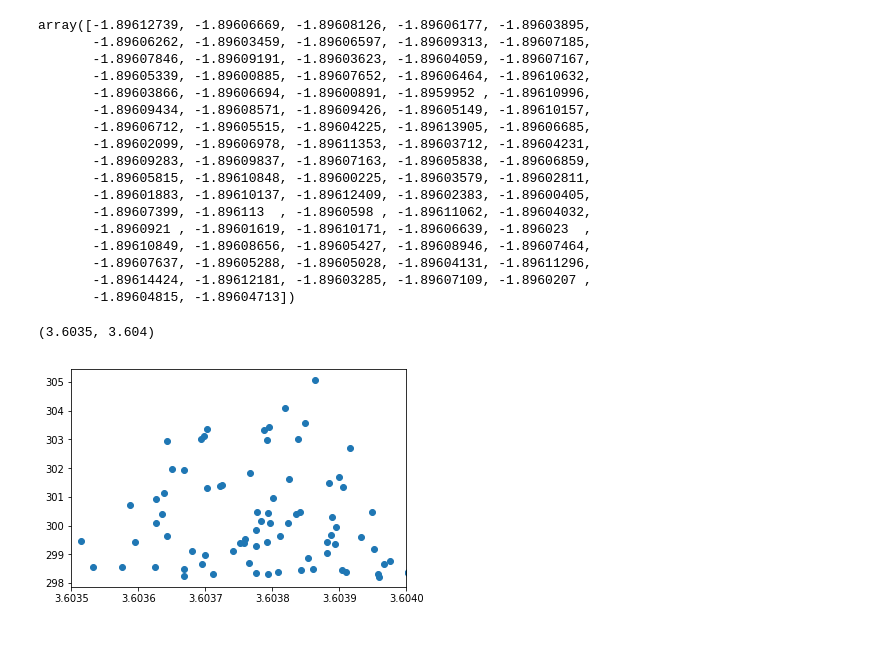
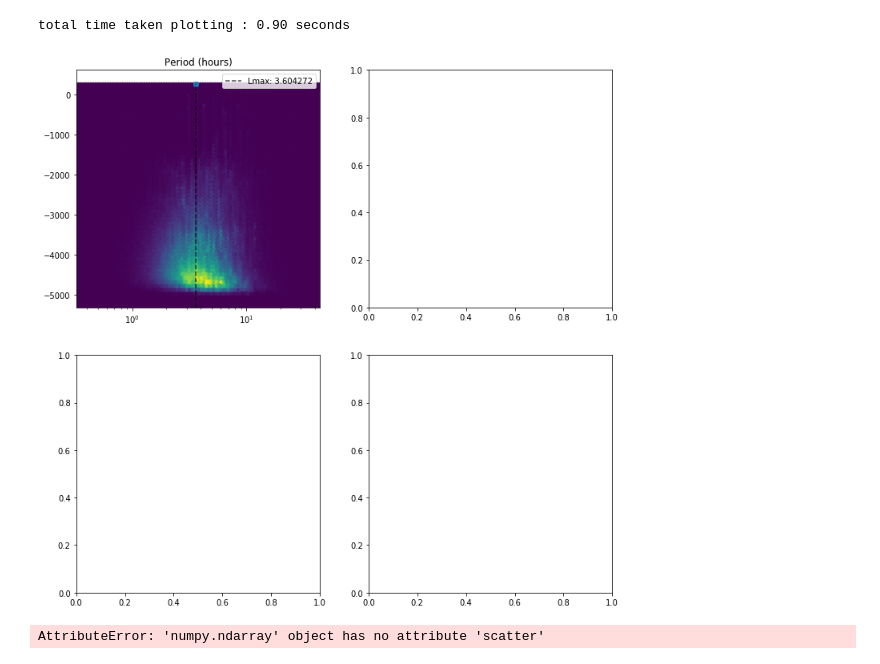
Before and after one commit to dirac-institute/CometGPs, a Jupyter notebook: cwl_sandbox/Rejection Sampling.ipynb, the cells around one changed output. Drawn from its saved outputs; the diff is of its cells as text; code cells hidden in the pictures.

Commit message:
updated rej sampler

```diff
--- a/cwl_sandbox/Rejection Sampling.ipynb
+++ b/cwl_sandbox/Rejection Sampling.ipynb
@@ -108,3 +61,21 @@ print("\ntotal time taken for this loop: %.2f seconds" %(end_time - start_time))
+# %%
+class DataManager:
+    def __init__(self, time, flux, flux_err):
+        self.flux = flux
+        kernel = np.exp(0) * george.kernels.ExpSine2Kernel(gamma = 1, log_period = 0)
+        self.gp = george.GP(kernel, fit_mean=True, mean=1)
+        self.gp.compute(time, flux_err)
+
+    def calculate_likelihood(self, params):
+        self.gp.set_parameter_vector(params)
+
+        try:
+            #gp.compute(time, flux_err)
+            lnlike = self.gp.log_likelihood(self.flux)
+        except np.linalg.LinAlgError:
+            lnlike = -1e25
+
+        return lnlike
 # %%
 import multiprocessing as mp
 (mp.cpu_count())
@@ -231,26 +148,22 @@ array([298.54085988, 300.44960104, 299.10563236, 299.64276378,
-# %%
-J_log_period[good_samples_idx]
-# %% [output]
-array([-1.89612739, -1.89606669, -1.89608126, -1.89606177, -1.89603895,
-       -1.89606262, -1.89603459, -1.89606597, -1.89609313, -1.89607185,
-       -1.89607846, -1.89609191, -1.89603623, -1.89604059, -1.89607167,
-       -1.89605339, -1.89600885, -1.89607652, -1.89606464, -1.89610632,
-       -1.89603866, -1.89606694, -1.89600891, -1.8959952 , -1.89610996,
-       -1.89609434, -1.89608571, -1.89609426, -1.89605149, -1.89610157,
-       -1.89606712, -1.89605515, -1.89604225, -1.89613905, -1.89606685,
-       -1.89602099, -1.89606978, -1.89611353, -1.89603712, -1.89604231,
-       -1.89609283, -1.89609837, -1.89607163, -1.89605838, -1.89606859,
-       -1.89605815, -1.89610848, -1.89600225, -1.89603579, -1.89602811,
-       -1.89601883, -1.89610137, -1.89612409, -1.89602383, -1.89600405,
-       -1.89607399, -1.896113  , -1.8960598 , -1.89611062, -1.89604032,
-       -1.8960921 , -1.89601619, -1.89610171, -1.89606639, -1.896023  ,
-       -1.89610849, -1.89608656, -1.89605427, -1.89608946, -1.89607464,
-       -1.89607637, -1.89605288, -1.89605028, -1.89604131, -1.89611296,
-       -1.89614424, -1.89612181, -1.89603285, -1.89607109, -1.8960207 ,
-       -1.89604815, -1.89604713])
-# %%
-plt.scatter(np.exp(J_log_period[good_samples_idx])*24, x[good_samples_idx])
-plt.xlim([3.6035, 3.6040])
-# %% [output]
-(3.6035, 3.604)
-[figure, removed]
+# %%
+fig, ax = plt.subplots(2,2, figsize=(12,12))
+start_time = tm.time()
+ax[0,0].hexbin(np.exp(J_log_period)*24., L_results, xscale='log')
+ax[0,0].scatter(np.exp(J_log_period[good_samples_idx])*24., L_results[good_samples_idx])
+L_max_period = np.exp(J_log_period[np.where(L_results==L_results.max())])*24.
+ax[0,0].vlines(L_max_period, L_results.min(), L_results.max(), label="Lmax: %f" %L_max_period, linestyles='dashed', alpha=0.7)
+ax[0,0].legend()
+ax[0,0].set_title("Period (hours)")
+
+end_time = tm.time()
+print("\ntotal time taken plotting : %.2f seconds" %(end_time - start_time))
+# %% [output]
+total time taken plotting : 0.90 seconds
+[figure, added]
+# %%
+import plotting
+plotting.plot_folded_lightcurve(time, flux, L_max_period, flux_err=None,
+                              models=None,#[t_pred, m_all],
+                              true_lightcurve=None, ax=ax, use_radians=False)
+# %% [output]
+AttributeError: 'numpy.ndarray' object has no attribute 'scatter'
```
Also changed, not shown: parts of 27 cells of this notebook, 6 other files.
